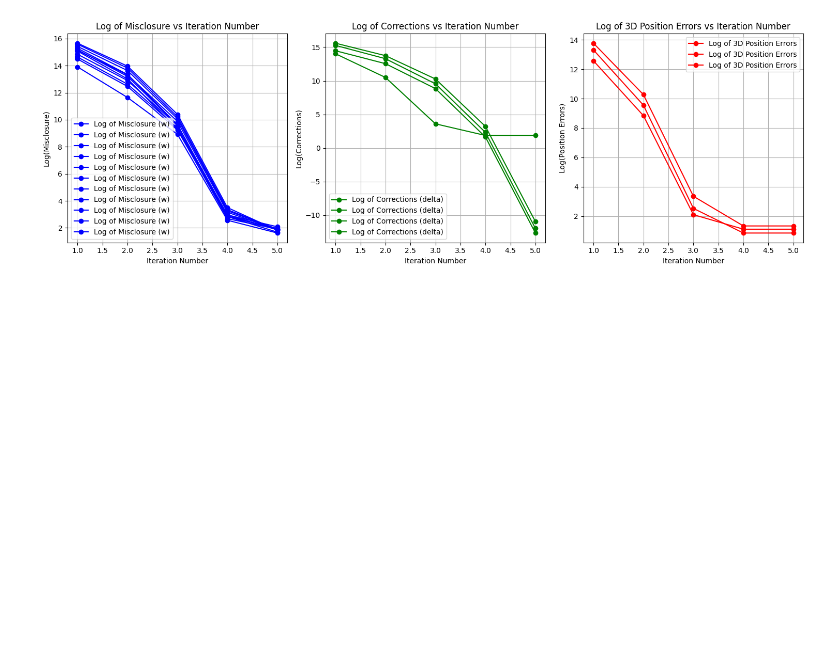
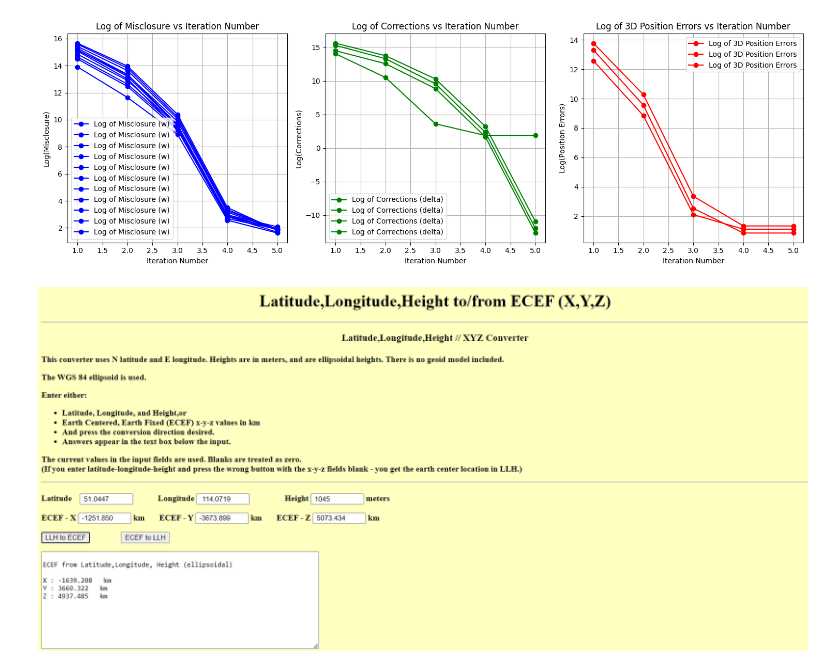
Before and after one commit to MusadSaiyed7/engg680_2024_fall, a Jupyter notebook: Lab_Assignment2/Assignment2.ipynb, the cells around one changed output. Cells and saved outputs as stored; diff of their text form; code cells hidden in the pictures; blank space fills up the shorter version.

```diff
--- a/Lab_Assignment2/Assignment2.ipynb
+++ b/Lab_Assignment2/Assignment2.ipynb
@@ -616,5 +598,11 @@ plt.tight_layout()
 # %%
 # this is just for fun (no marks allocated)
 # now you can estimated the receiver's position in Earth-center-earth-fixed (ECEF)
 # you can use this tool: https://www.oc.nps.edu/oc2902w/coord/llhxyz.htm to convert it to latitude, longitude and height
 # and find where is it on google earth!
+
+#Random Data for Calgary
+from IPython.display import Image
+Image('/content/drive/MyDrive/engg680_2024_fall/Lab_Assignment2/Langitutude_Longitude Acitivity.png')
+# %% [output]
+[figure, added]
```
Also changed, not shown: parts of 1 cell of this notebook, 1 other file.
